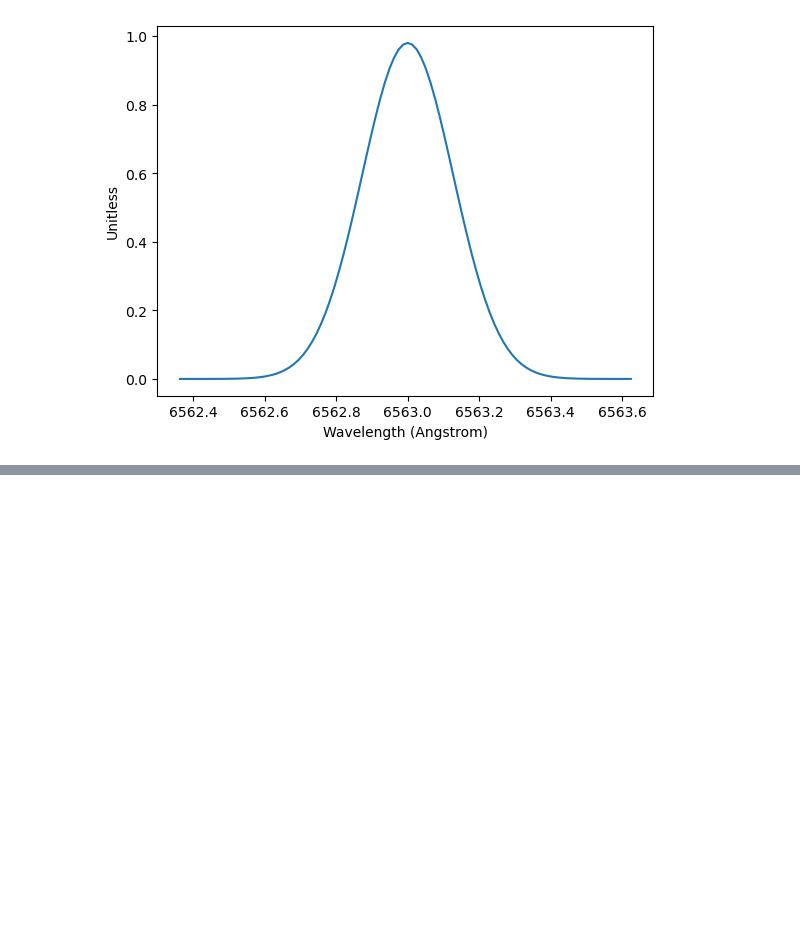
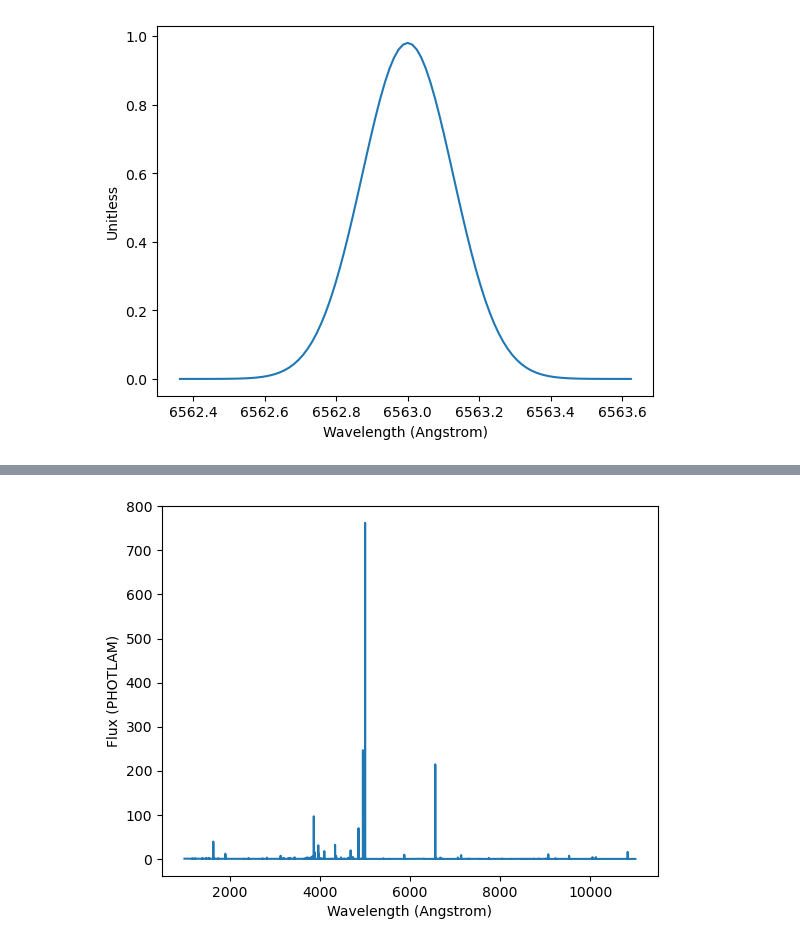
Before and after one commit to pirgalim/Glenlea-ETC, a Jupyter notebook: notebooks/Spextra testing.ipynb, the cells around one changed output, grey strips where cells are left out. Saved outputs shown, nothing was run; the diff lists cells and outputs as text; code cells hidden in the pictures; blank space fills up the shorter version.

```diff
--- a/notebooks/Spextra testing.ipynb
+++ b/notebooks/Spextra testing.ipynb
@@ -114,0 +228,5 @@ halpha.plot()
+# %%
+sp = Spextrum("nebulae/pn")
+sp.plot()
+# %% [output]
+[figure, added]
```
Also changed, not shown: parts of 8 cells of this notebook, 1 other file.
